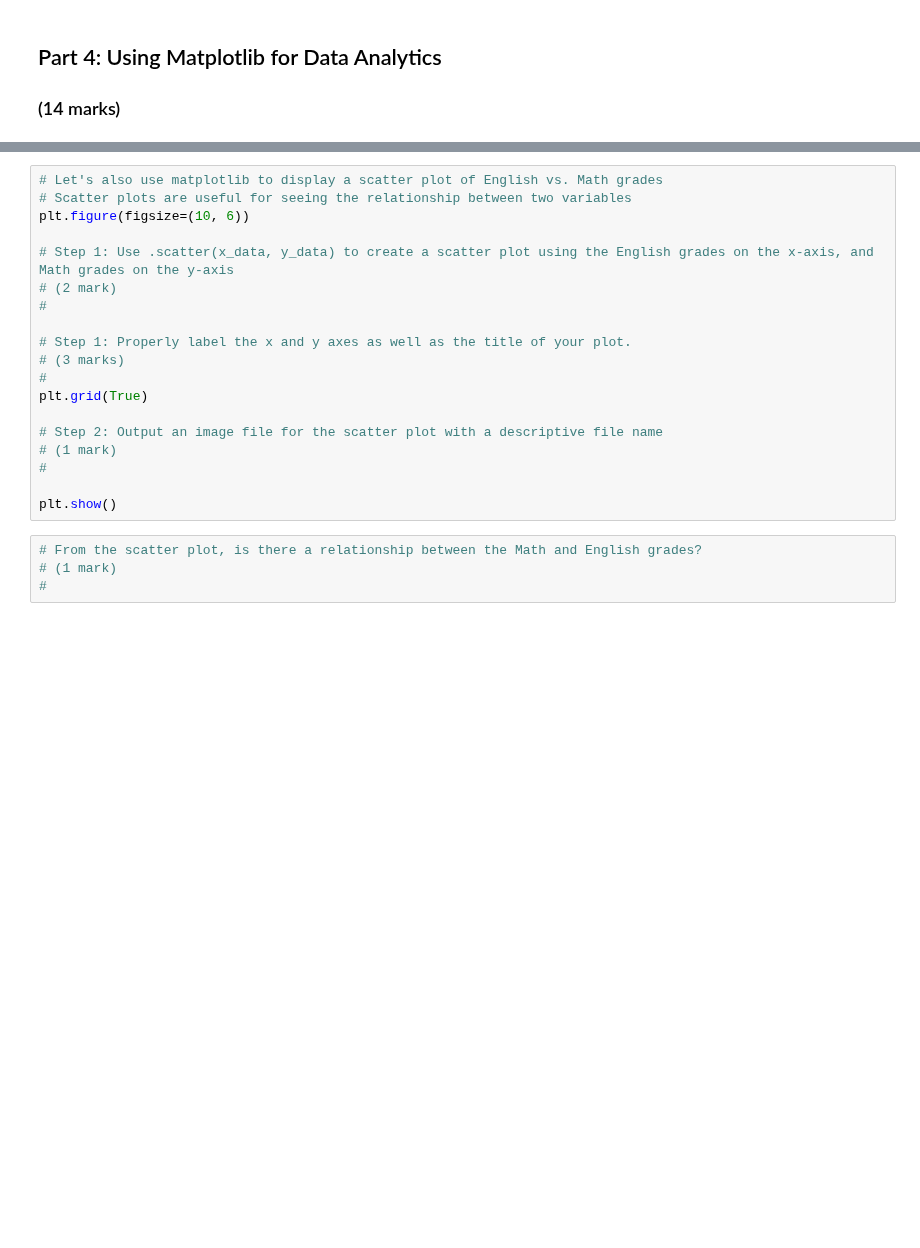
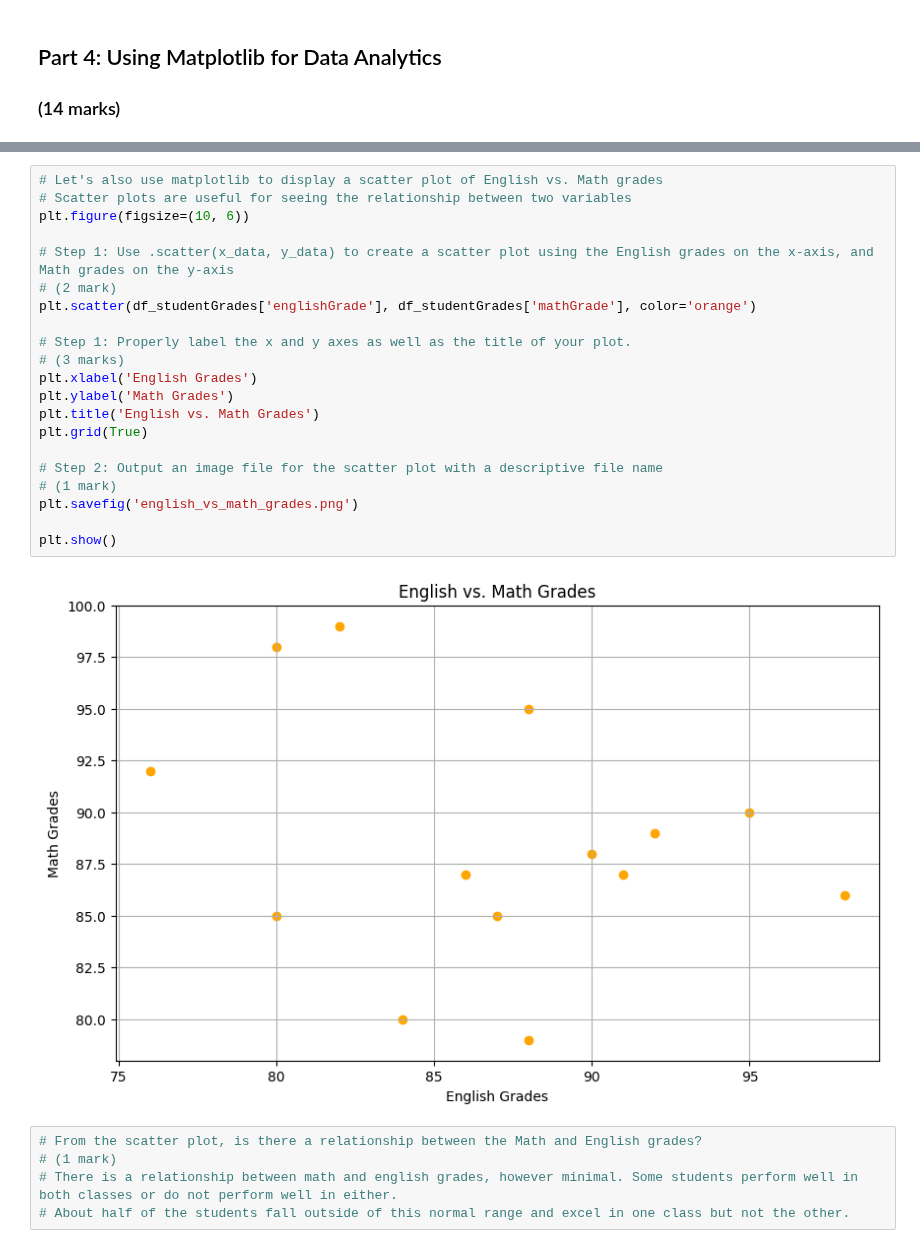
Before and after one commit to azizaahsan1/engg680_2024_fall, a Jupyter notebook: Lab_Assignment1/StudentGradeManagementSystem.ipynb, the cells around one changed output, grey strips where cells are left out. Cells and saved outputs as stored; diff of their text form; blank space fills up the shorter version.

```diff
--- a/Lab_Assignment1/StudentGradeManagementSystem.ipynb
+++ b/Lab_Assignment1/StudentGradeManagementSystem.ipynb
@@ -427,23 +433,28 @@ plt.show()
 # %%
 # Let's also use matplotlib to display a scatter plot of English vs. Math grades
 # Scatter plots are useful for seeing the relationship between two variables
 plt.figure(figsize=(10, 6))
 
 # Step 1: Use .scatter(x_data, y_data) to create a scatter plot using the English grades on the x-axis, and Math grades on the y-axis
 # (2 mark)
-#
+plt.scatter(df_studentGrades['englishGrade'], df_studentGrades['mathGrade'], color='orange')
 
 # Step 1: Properly label the x and y axes as well as the title of your plot.
 # (3 marks)
-#
+plt.xlabel('English Grades')
+plt.ylabel('Math Grades')
+plt.title('English vs. Math Grades')
 plt.grid(True)
 
 # Step 2: Output an image file for the scatter plot with a descriptive file name
 # (1 mark)
-#
+plt.savefig('english_vs_math_grades.png')
 
 plt.show()
+# %% [output]
+[figure, added]
 # %%
 # From the scatter plot, is there a relationship between the Math and English grades?
 # (1 mark)
-#
+# There is a relationship between math and english grades, however minimal. Some students perform well in both classes or do not perform well in either.
+# About half of the students fall outside of this normal range and excel in one class but not the other.
```
Also changed, not shown: parts of 2 cells of this notebook.
